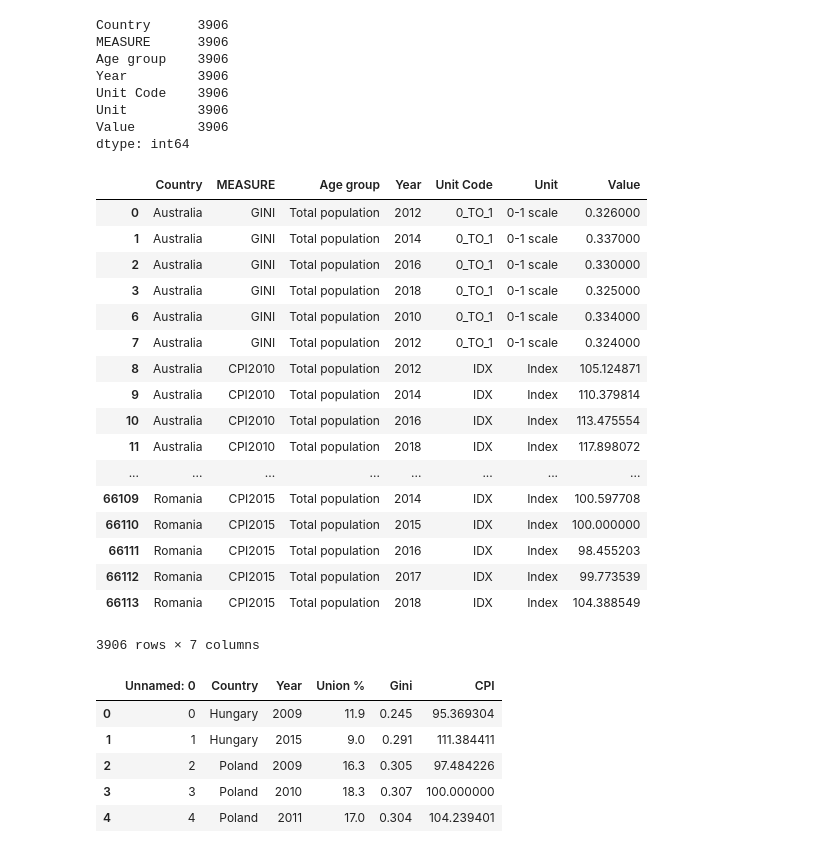
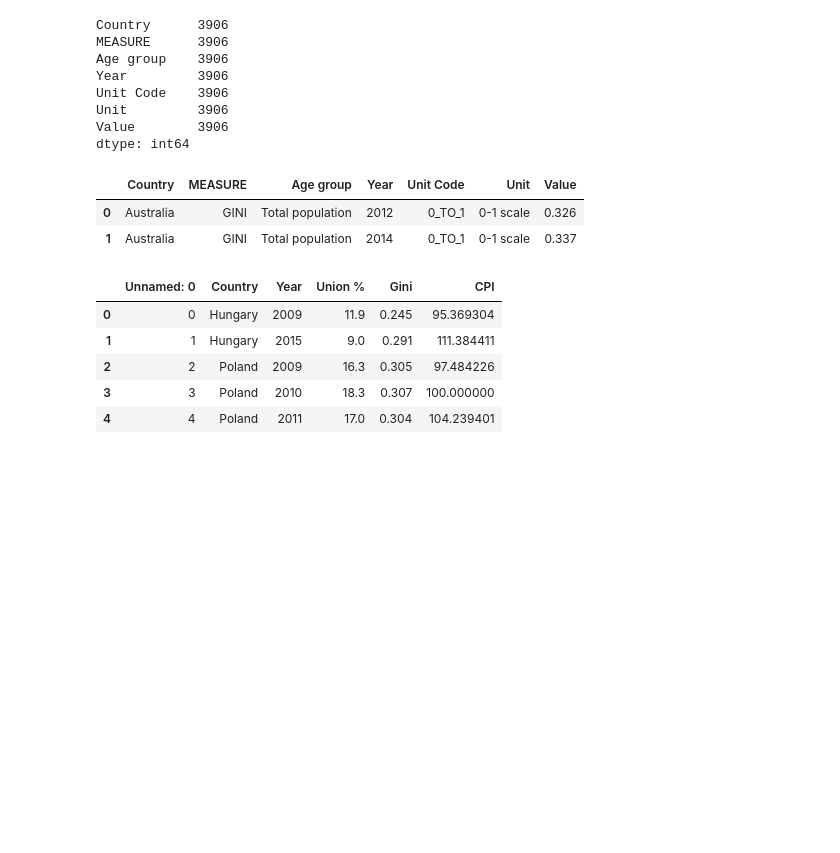
Before and after one commit to Simon-Xu-Lan/Data-Project-1-Income-Inequality, a Jupyter notebook: Tricia_code.ipynb, the cells around one changed output. Cells and saved outputs as stored; diff of their text form; code cells hidden in the pictures; blank space fills up the shorter version.

```diff
--- a/Tricia_code.ipynb
+++ b/Tricia_code.ipynb
@@ -136,24 +138,9 @@ dtype: int64
 # %%
-gini_cpi
+gini_cpi.head(2)
 # %% [output]
 |  | Country | MEASURE | Age group | Year | Unit Code | Unit | Value |
-| 0 | Australia | GINI | Total population | 2012 | 0_TO_1 | 0-1 scale | 0.326000 |
-| 1 | Australia | GINI | Total population | 2014 | 0_TO_1 | 0-1 scale | 0.337000 |
-| 2 | Australia | GINI | Total population | 2016 | 0_TO_1 | 0-1 scale | 0.330000 |
-| 3 | Australia | GINI | Total population | 2018 | 0_TO_1 | 0-1 scale | 0.325000 |
-| 6 | Australia | GINI | Total population | 2010 | 0_TO_1 | 0-1 scale | 0.334000 |
-| 7 | Australia | GINI | Total population | 2012 | 0_TO_1 | 0-1 scale | 0.324000 |
-| 8 | Australia | CPI2010 | Total population | 2012 | IDX | Index | 105.124871 |
-| 9 | Australia | CPI2010 | Total population | 2014 | IDX | Index | 110.379814 |
-| 10 | Australia | CPI2010 | Total population | 2016 | IDX | Index | 113.475554 |
-| 11 | Australia | CPI2010 | Total population | 2018 | IDX | Index | 117.898072 |
-| ... | ... | ... | ... | ... | ... | ... | ... |
-| 66109 | Romania | CPI2015 | Total population | 2014 | IDX | Index | 100.597708 |
-| 66110 | Romania | CPI2015 | Total population | 2015 | IDX | Index | 100.000000 |
-| 66111 | Romania | CPI2015 | Total population | 2016 | IDX | Index | 98.455203 |
-| 66112 | Romania | CPI2015 | Total population | 2017 | IDX | Index | 99.773539 |
-| 66113 | Romania | CPI2015 | Total population | 2018 | IDX | Index | 104.388549 |
+| 0 | Australia | GINI | Total population | 2012 | 0_TO_1 | 0-1 scale | 0.326 |
+| 1 | Australia | GINI | Total population | 2014 | 0_TO_1 | 0-1 scale | 0.337 |
-3906 rows × 7 columns
 # %%
 #export to csv
 gini_cpi.to_csv('gini_cpi.csv', header=True, index=True)
```
Also changed, not shown: parts of 2 cells of this notebook.
